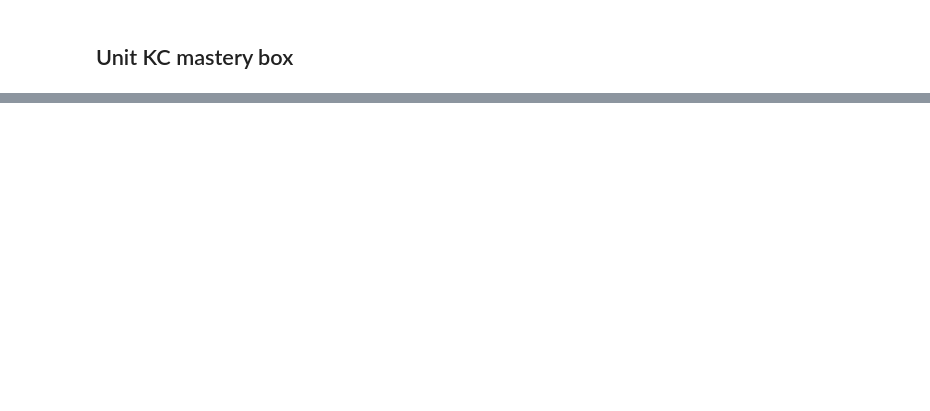
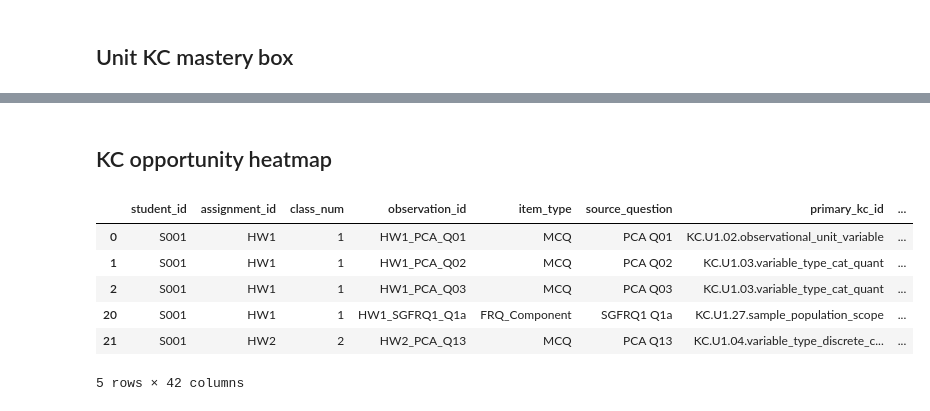
Before and after one commit to mailysg8/ai-student-progress-tracker, a Jupyter notebook: notebooks/class_overview.ipynb, the cells around one changed output, grey strips where cells are left out. Saved outputs shown, nothing was run; the diff lists cells and outputs as text; code cells hidden in the pictures; blank space fills up the shorter version.

```diff
--- a/notebooks/class_overview.ipynb
+++ b/notebooks/class_overview.ipynb
@@ -290,3 +380,15 @@ mastery_threshold = 0.7
 unit_mastery(last_attempt)
 # %% [output]
 [interactive output not drawn]
+# %% [markdown]
+## KC opportunity heatmap
+# %%
+mkc_data.head()
+# %% [output]
+|  | student_id | assignment_id | class_num | observation_id | item_type | source_question | primary_kc_id | ... |
+| 0 | S001 | HW1 | 1 | HW1_PCA_Q01 | MCQ | PCA Q01 | KC.U1.02.observational_unit_variable | ... |
+| 1 | S001 | HW1 | 1 | HW1_PCA_Q02 | MCQ | PCA Q02 | KC.U1.03.variable_type_cat_quant | ... |
+| 2 | S001 | HW1 | 1 | HW1_PCA_Q03 | MCQ | PCA Q03 | KC.U1.03.variable_type_cat_quant | ... |
+| 20 | S001 | HW1 | 1 | HW1_SGFRQ1_Q1a | FRQ_Component | SGFRQ1 Q1a | KC.U1.27.sample_population_scope | ... |
+| 21 | S001 | HW2 | 2 | HW2_PCA_Q13 | MCQ | PCA Q13 | KC.U1.04.variable_type_discrete_c... | ... |
+5 rows × 42 columns
```
Also changed, not shown: parts of 7 cells of this notebook, 4 other files.
